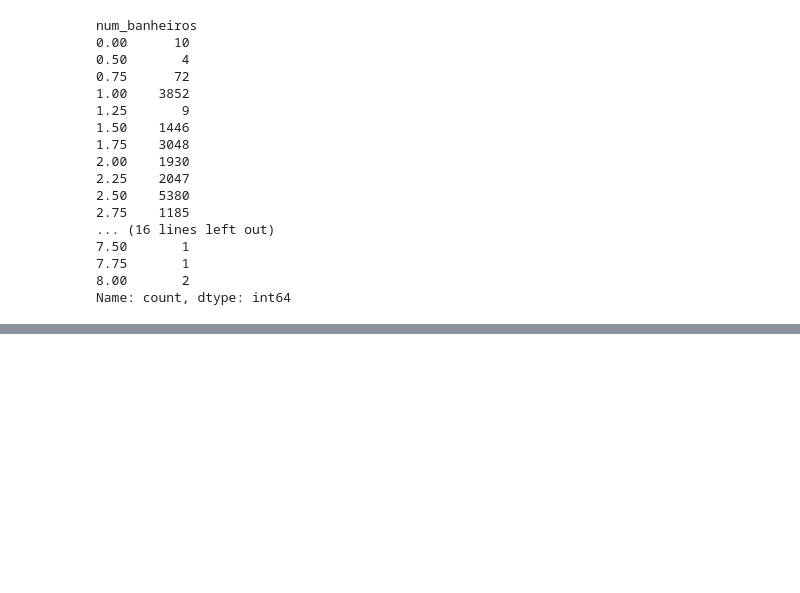
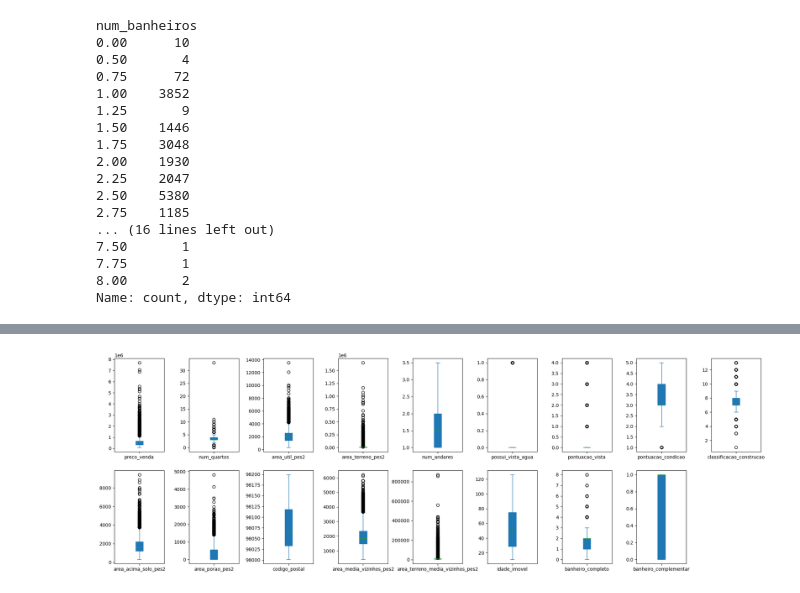
Before and after one commit to RicardodeSouzaSilva/Real_Estate_Pricing_Intelligence, a Jupyter notebook: Real_Estate_Pricing_Intelligence.ipynb, the cells around one changed output, grey strips where cells are left out. Saved outputs shown, nothing was run; the diff lists cells and outputs as text; code cells hidden in the pictures; blank space fills up the shorter version.

```diff
--- a/Real_Estate_Pricing_Intelligence.ipynb
+++ b/Real_Estate_Pricing_Intelligence.ipynb
@@ -646,0 +661,26 @@ round(outliers_summary[outliers_summary['Outliers'] > 0])
+# %%
+# Seleciona do DataFrame 'dataset' as colunas relevantes para análise de perfil e comportamento de consumo do cliente.
+# Essas variáveis serão utilizadas para visualização ou análise, como um boxplot, por exemplo.
+
+dados_para_box_plot = dataset[['preco_venda', 'num_quartos', 'area_util_pes2',
+                               'area_terreno_pes2','num_andares',
+                               'possui_vista_agua', 'pontuacao_vista',
+                               'pontuacao_condicao', 'classificacao_construcao',
+                               'area_acima_solo_pes2', 'area_porao_pes2',
+                               'codigo_postal','area_media_vizinhos_pes2',
+                               'area_terreno_media_vizinhos_pes2','idade_imovel',
+                               'banheiro_completo', 'banheiro_complementar']]
+# %%
+# Cria boxplots individuais para cada coluna numérica do DataFrame 'dados_para_box_plot'
+# Cada boxplot será exibido em um subplot separado
+dados_para_box_plot.plot(
+    subplots=True,          # Gera um gráfico separado (subplot) para cada variável
+    layout=(2, 9),          # Organiza os subplots em um grid de 2 linhas e 7 colunas
+    kind='box',             # Define o tipo de gráfico como boxplot
+    figsize=(25, 8),        # Define o tamanho total da figura (largura=25, altura=8)
+    patch_artist=True       # Preenche as caixas do boxplot com cores
+)
+# Ajusta o espaçamento horizontal entre os subplots
+plt.subplots_adjust(wspace=0.5)
+# %% [output]
+[figure, added]
```
Also changed, not shown: parts of 36 cells of this notebook.
